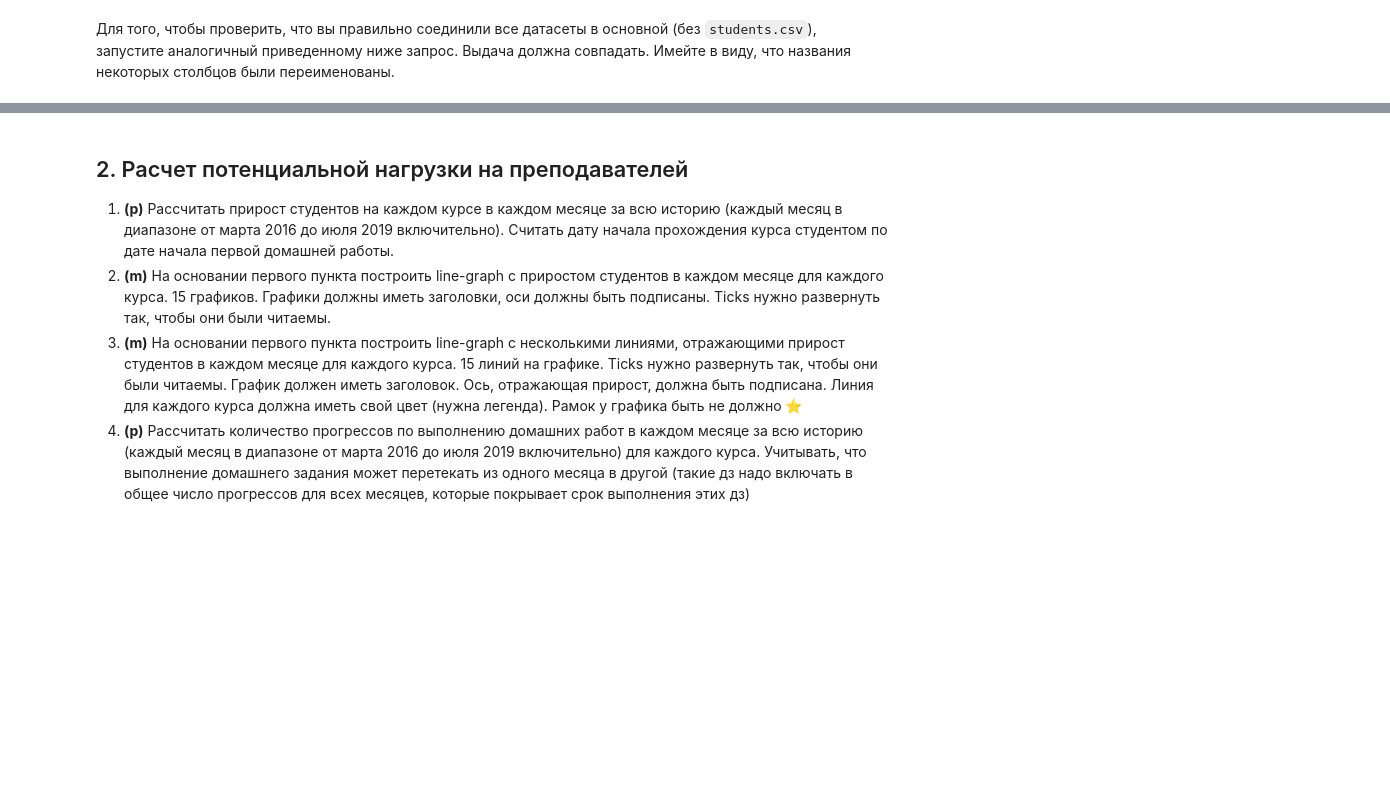
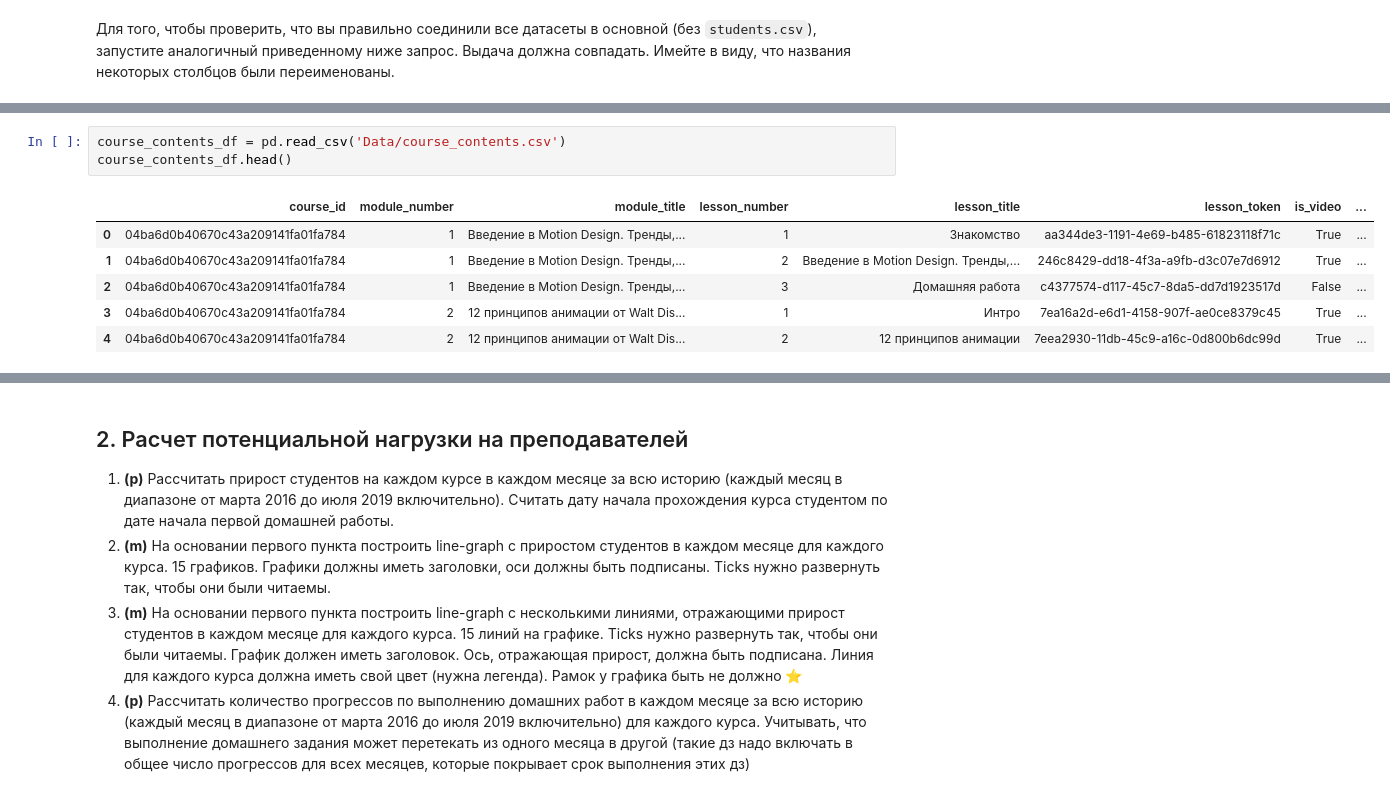
Before and after one commit to vegorovmsk/skillbox_ds_analytics_project_1, a Jupyter notebook: Coursework_analytics_1.ipynb, the cells around one changed output, grey strips where cells are left out. Cells and saved outputs as stored; diff of their text form; blank space fills up the shorter version.

Commit message:
Import data, get info

```diff
--- a/Coursework_analytics_1.ipynb
+++ b/Coursework_analytics_1.ipynb
@@ -105,0 +131,10 @@ from matplotlib
+# %%
+course_contents_df = pd.read_csv('Data/course_contents.csv')
+course_contents_df.head()
+# %% [output]
+|  | course_id | module_number | module_title | lesson_number | lesson_title | lesson_token | is_video | ... |
+| 0 | 04ba6d0b40670c43a209141fa01fa784 | 1 | Введение в Motion Design. Тренды,... | 1 | Знакомство | aa344de3-1191-4e69-b485-61823118f71c | True | ... |
+| 1 | 04ba6d0b40670c43a209141fa01fa784 | 1 | Введение в Motion Design. Тренды,... | 2 | Введение в Motion Design. Тренды,... | 246c8429-dd18-4f3a-a9fb-d3c07e7d6912 | True | ... |
+| 2 | 04ba6d0b40670c43a209141fa01fa784 | 1 | Введение в Motion Design. Тренды,... | 3 | Домашняя работа | c4377574-d117-45c7-8da5-dd7d1923517d | False | ... |
+| 3 | 04ba6d0b40670c43a209141fa01fa784 | 2 | 12 принципов анимации от Walt Dis... | 1 | Интро | 7ea16a2d-e6d1-4158-907f-ae0ce8379c45 | True | ... |
+| 4 | 04ba6d0b40670c43a209141fa01fa784 | 2 | 12 принципов анимации от Walt Dis... | 2 | 12 принципов анимации | 7eea2930-11db-45c9-a16c-0d800b6dc99d | True | ... |
```
Also changed, not shown: parts of 10 cells of this notebook.
